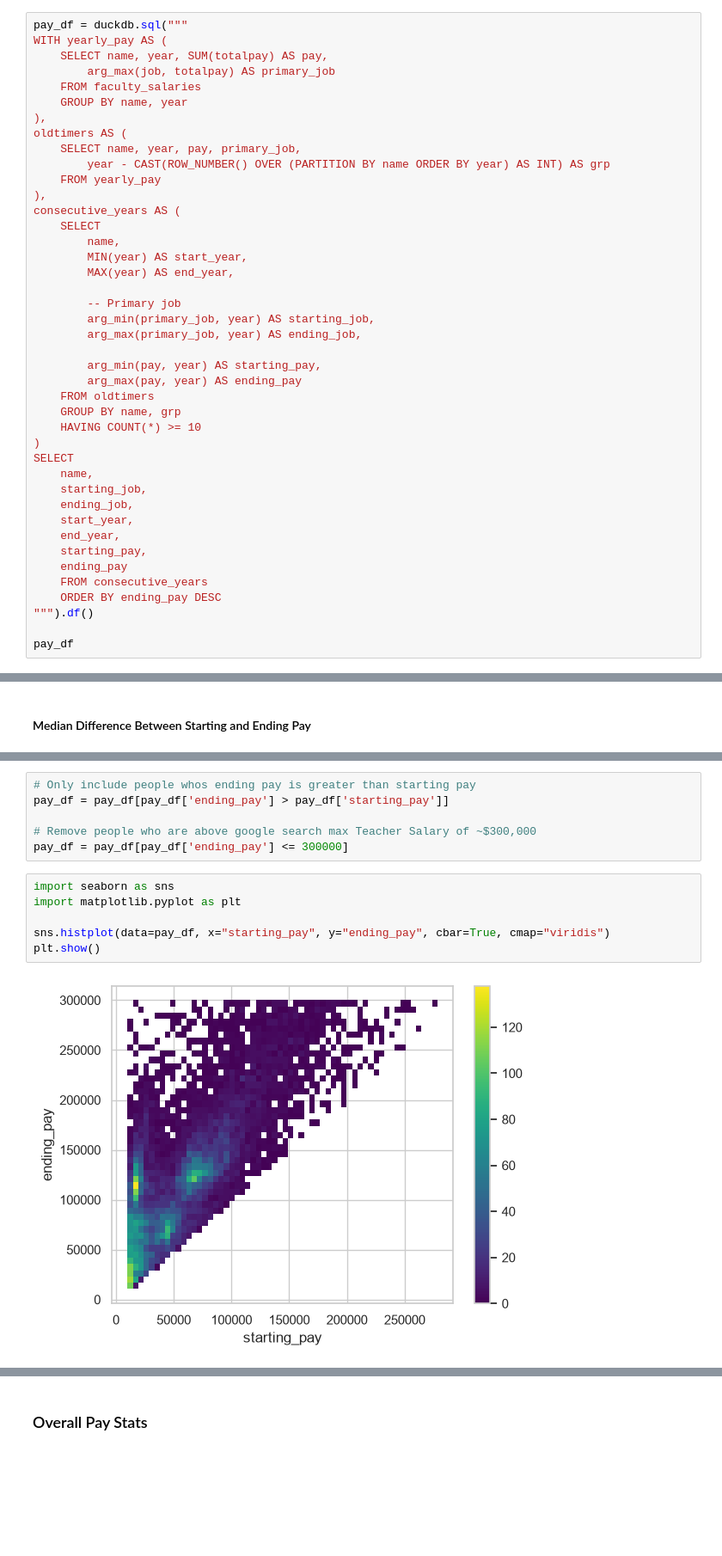
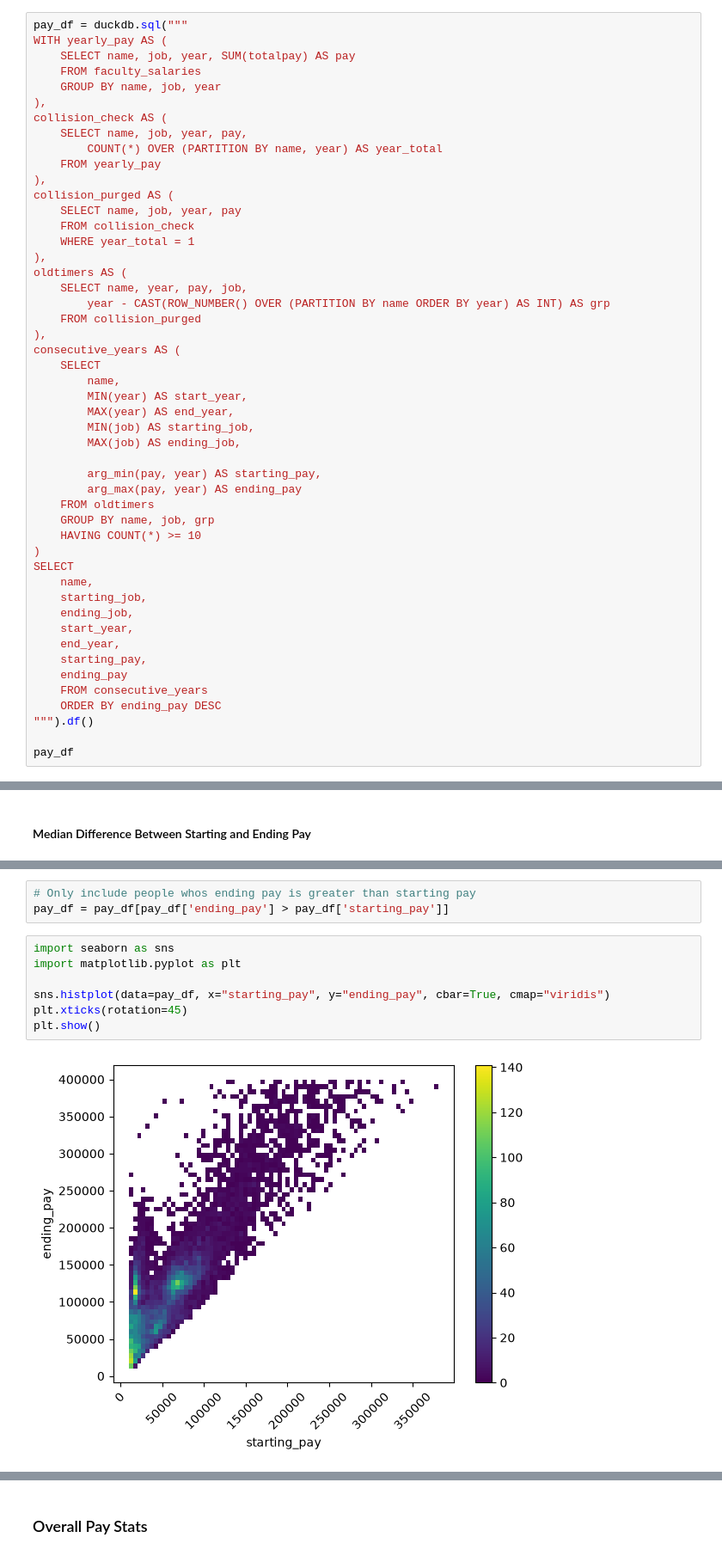
Before and after one commit to CSC4693-Fall-2026/CSC4693, a Jupyter notebook: Faculty/mcEDA.ipynb, the cells around one changed output, grey strips where cells are left out. Shown at 86% size. Saved outputs shown, nothing was run; the diff lists cells and outputs as text; blank space fills up the shorter version.

Commit message:
fix: Removed name collisions

```diff
--- a/Faculty/mcEDA.ipynb
+++ b/Faculty/mcEDA.ipynb
@@ -164,30 +164,37 @@ ORDER BY oldtimers.name, oldtimers.year
 # %%
 pay_df = duckdb.sql("""
 WITH yearly_pay AS (
-    SELECT name, year, SUM(totalpay) AS pay,
-        arg_max(job, totalpay) AS primary_job
+    SELECT name, job, year, SUM(totalpay) AS pay
     FROM faculty_salaries
-    GROUP BY name, year
+    GROUP BY name, job, year
+),
+collision_check AS (
+    SELECT name, job, year, pay,
+        COUNT(*) OVER (PARTITION BY name, year) AS year_total
+    FROM yearly_pay
+),
+collision_purged AS (
+    SELECT name, job, year, pay
+    FROM collision_check
+    WHERE year_total = 1
 ),
 oldtimers AS (
-    SELECT name, year, pay, primary_job,
+    SELECT name, year, pay, job,
         year - CAST(ROW_NUMBER() OVER (PARTITION BY name ORDER BY year) AS INT) AS grp
-    FROM yearly_pay
+    FROM collision_purged
 ),
 consecutive_years AS (
     SELECT
         name,
         MIN(year) AS start_year,
         MAX(year) AS end_year,
-
-        -- Primary job
-        arg_min(primary_job, year) AS starting_job,
-        arg_max(primary_job, year) AS ending_job,
+        MIN(job) AS starting_job,
+        MAX(job) AS ending_job,
 
         arg_min(pay, year) AS starting_pay,
         arg_max(pay, year) AS ending_pay
     FROM oldtimers
-    GROUP BY name, grp
+    GROUP BY name, job, grp
     HAVING COUNT(*) >= 10
 )
 SELECT
@@ -244,15 +245,13 @@ Not Provided makes   $20,119,968.98
 # %%
 # Only include people whos ending pay is greater than starting pay
 pay_df = pay_df[pay_df['ending_pay'] > pay_df['starting_pay']]
-
-# Remove people who are above google search max Teacher Salary of ~$300,000
-pay_df = pay_df[pay_df['ending_pay'] <= 300000]
 # %%
 import seaborn as sns
 import matplotlib.pyplot as plt
 
 sns.histplot(data=pay_df, x="starting_pay", y="ending_pay", cbar=True, cmap="viridis")
+plt.xticks(rotation=45)
 plt.show()
 # %% [output]
-[figure, old version]
+[figure, new version]
 # %% [markdown]
```
Also changed, not shown: parts of 5 cells of this notebook.
